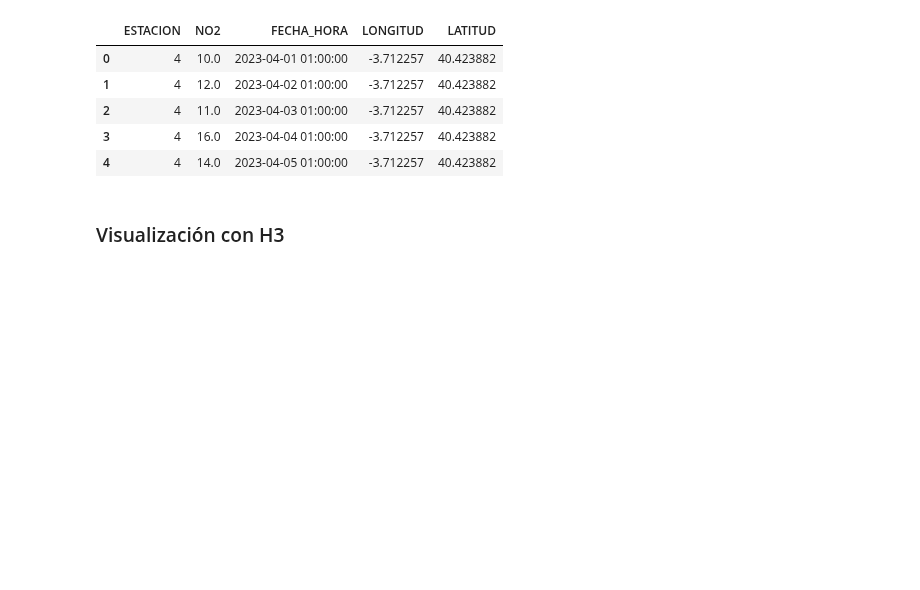
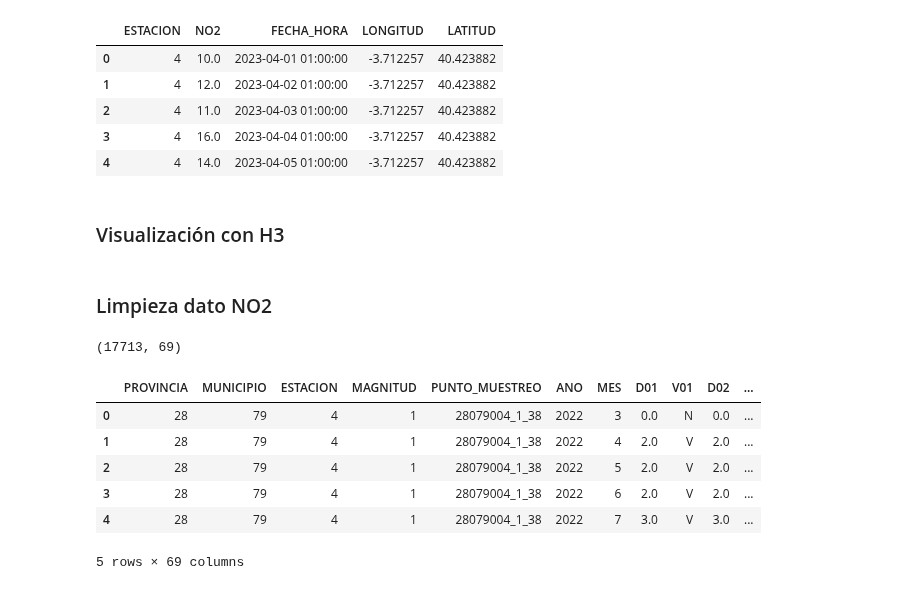
Before and after one commit to charlieciordia/AQ-MAD, a Jupyter notebook: notebook/AQ_Temporal_Insights_Lab.ipynb, the cells around one changed output. Saved outputs shown, nothing was run; the diff lists cells and outputs as text; code cells hidden in the pictures; blank space fills up the shorter version.

```diff
--- a/notebook/AQ_Temporal_Insights_Lab.ipynb
+++ b/notebook/AQ_Temporal_Insights_Lab.ipynb
@@ -265,3 +266,45 @@ RES = 7
 ggwp['h3'] = ggwp.apply(lambda x: h3.geo_to_h3(x.LATITUD, x.LONGITUD, RES), axis =1)
 # %%
 ggwp.to_csv('../clean_visuals/H3_NO2_2023_time.csv', index = False)
+# %% [markdown]
+### Limpieza dato NO2
+# %%
+import pandas as pd
+
+#Genero una lista con las rutas relativas de todos los .csv
+file_paths = [
+    "../data/AytoMad/daily/datos202212.csv",
+    "../data/AytoMad/daily/datos202112.csv",
+    "../data/AytoMad/daily/datos202012.csv",
+    "../data/AytoMad/daily/datos201912.csv",
+    "../data/AytoMad/daily/datos201812.csv",
+    "../data/AytoMad/daily/datos201612.csv",
+    "../data/AytoMad/daily/datos17.csv",
+    "../data/AytoMad/daily/datos15.csv",
+    "../data/AytoMad/daily/datos14.csv",
+    "../data/AytoMad/daily/datos13.csv"]
+
+#Genero un diccionario para almacenar todos los dfs
+dfs = {}
+
+for i, file_path in enumerate(file_paths):
+    filename = os.path.basename(file_path)  # Extraer el nombre del archivo
+    df_name = f"df{i+13}"  # Nombre del DataFrame
+    dfs[df_name] = pd.read_csv(file_path, sep=';')
+# %%
+# Concatenar todos los DataFrames en uno solo
+df_total = pd.concat(dfs.values(), ignore_index=True)
+# %%
+df_total.shape
+# %% [output]
+(17713, 69)
+# %%
+df_total.head()
+# %% [output]
+|  | PROVINCIA | MUNICIPIO | ESTACION | MAGNITUD | PUNTO_MUESTREO | ANO | MES | D01 | V01 | D02 | ... |
+| 0 | 28 | 79 | 4 | 1 | 28079004_1_38 | 2022 | 3 | 0.0 | N | 0.0 | ... |
+| 1 | 28 | 79 | 4 | 1 | 28079004_1_38 | 2022 | 4 | 2.0 | V | 2.0 | ... |
+| 2 | 28 | 79 | 4 | 1 | 28079004_1_38 | 2022 | 5 | 2.0 | V | 2.0 | ... |
+| 3 | 28 | 79 | 4 | 1 | 28079004_1_38 | 2022 | 6 | 2.0 | V | 2.0 | ... |
+| 4 | 28 | 79 | 4 | 1 | 28079004_1_38 | 2022 | 7 | 3.0 | V | 3.0 | ... |
+5 rows × 69 columns
```
Also changed, not shown: parts of 10 cells of this notebook, 12 other files.
